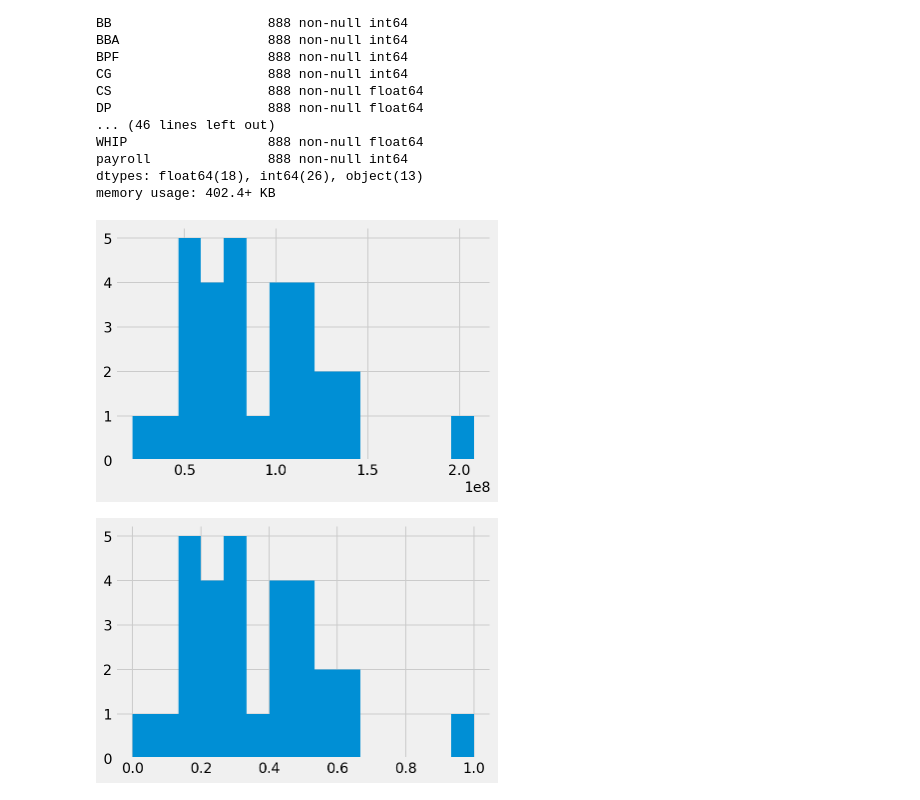
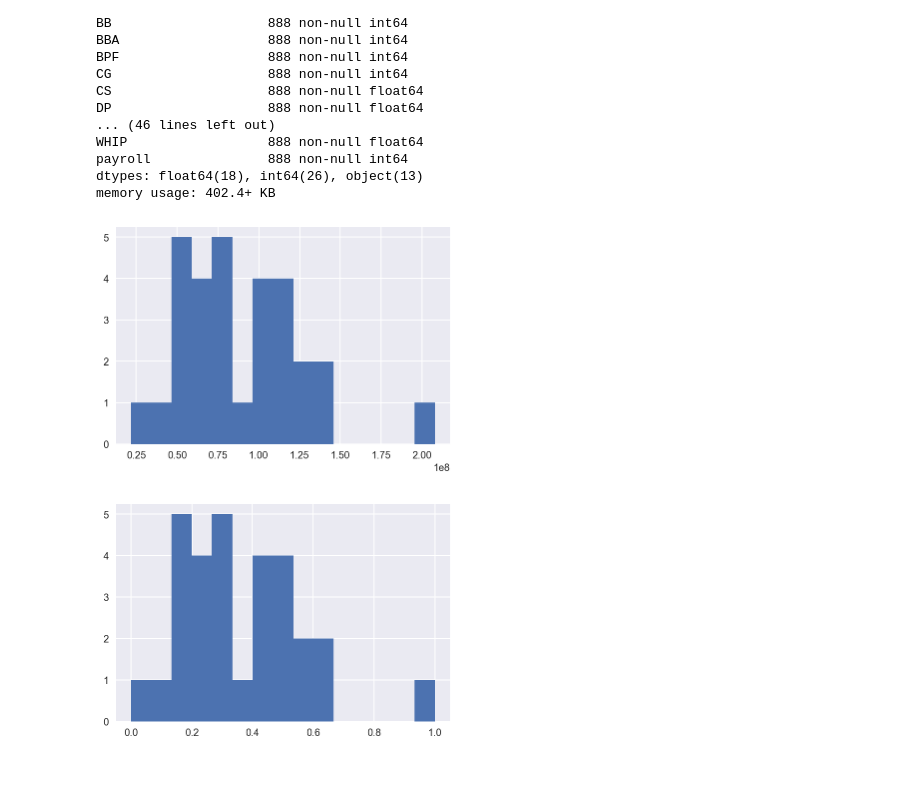
Before and after one commit to mattjaenicke/Data_Analyst_ND_Project2, a Jupyter notebook: Data_Analyst_ND_Project2.ipynb, the cells around one changed output. Drawn from its saved outputs; the diff is of its cells as text; code cells hidden in the pictures; blank space fills up the shorter version.

```diff
--- a/Data_Analyst_ND_Project2.ipynb
+++ b/Data_Analyst_ND_Project2.ipynb
@@ -80,7 +94,7 @@ from decimal import *
 def roundDecimals(column, i):
     return column.apply(lambda x: float(round(Decimal(x), i)))
 
-master_df["winning_percentage"] = (master_df['W'] / master_df['G']) * 100
-master_df['winning_percentage'] = roundDecimals(master_df['winning_percentage'], 1)
+master_df["winning_percentage"] = (master_df['W'] / master_df['G'])
+master_df['winning_percentage'] = roundDecimals(master_df['winning_percentage'], 3)
 master_df.head()
 # %% [output]
@@ -304,12 +297,11 @@ for name, group in grouped:
     master_df['norm_payroll'].update((group['payroll'] - group['payroll'].min())/(group['payroll'].max() - group['payroll'].min()))
 # %%
 #Make sure this worked. Test on 2008 data
-with plt.style.context('fivethirtyeight'):
-    plt.hist(master_df[master_df['yearID'] == 2008]['payroll'], bins=15)
-    plt.show()
-    plt.hist(master_df[master_df['yearID'] == 2008]['norm_payroll'], bins=15)
-    plt.show()
+plt.hist(master_df[master_df['yearID'] == 2008]['payroll'], bins=15)
+plt.show()
+plt.hist(master_df[master_df['yearID'] == 2008]['norm_payroll'], bins=15)
+plt.show()
 # %% [output]
-[figure, old version]
+[figure, new version]
-[figure, old version]
+[figure, new version]
 # %%
```
Also changed, not shown: parts of 26 cells of this notebook.
